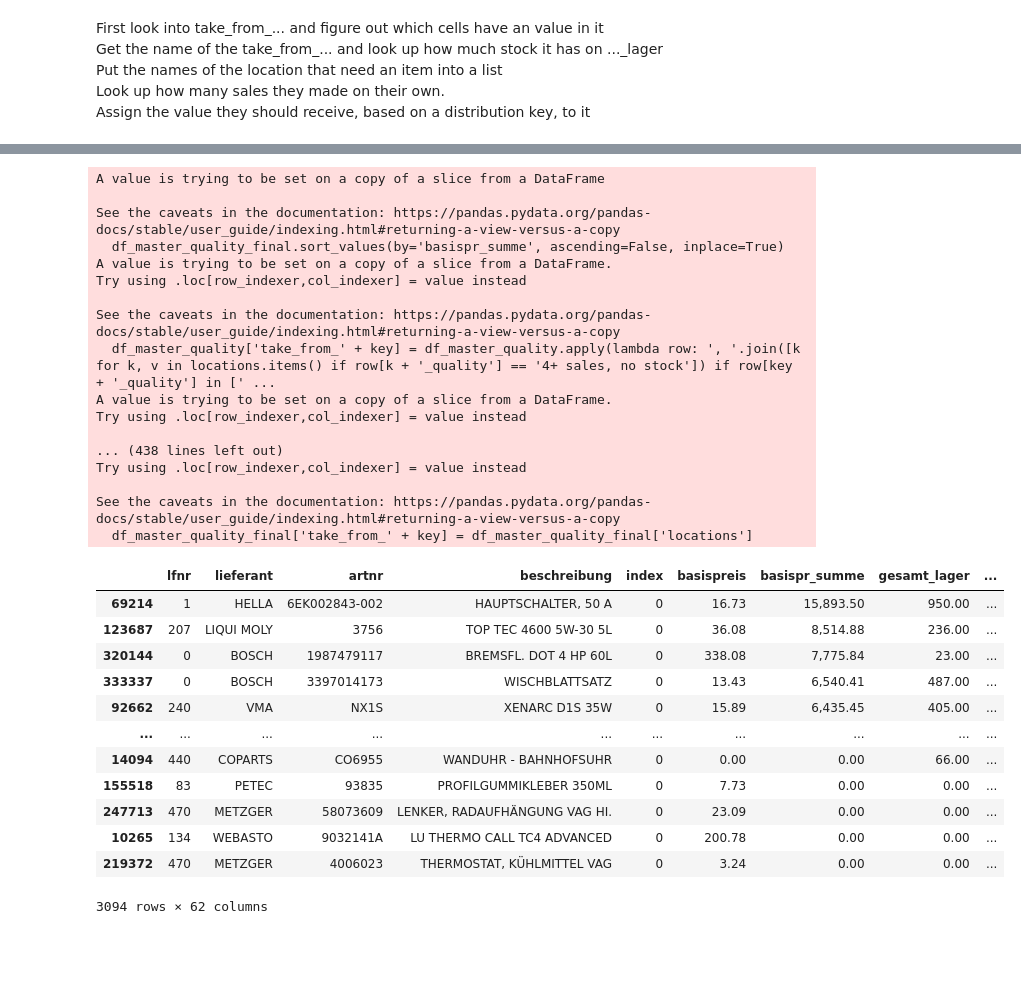
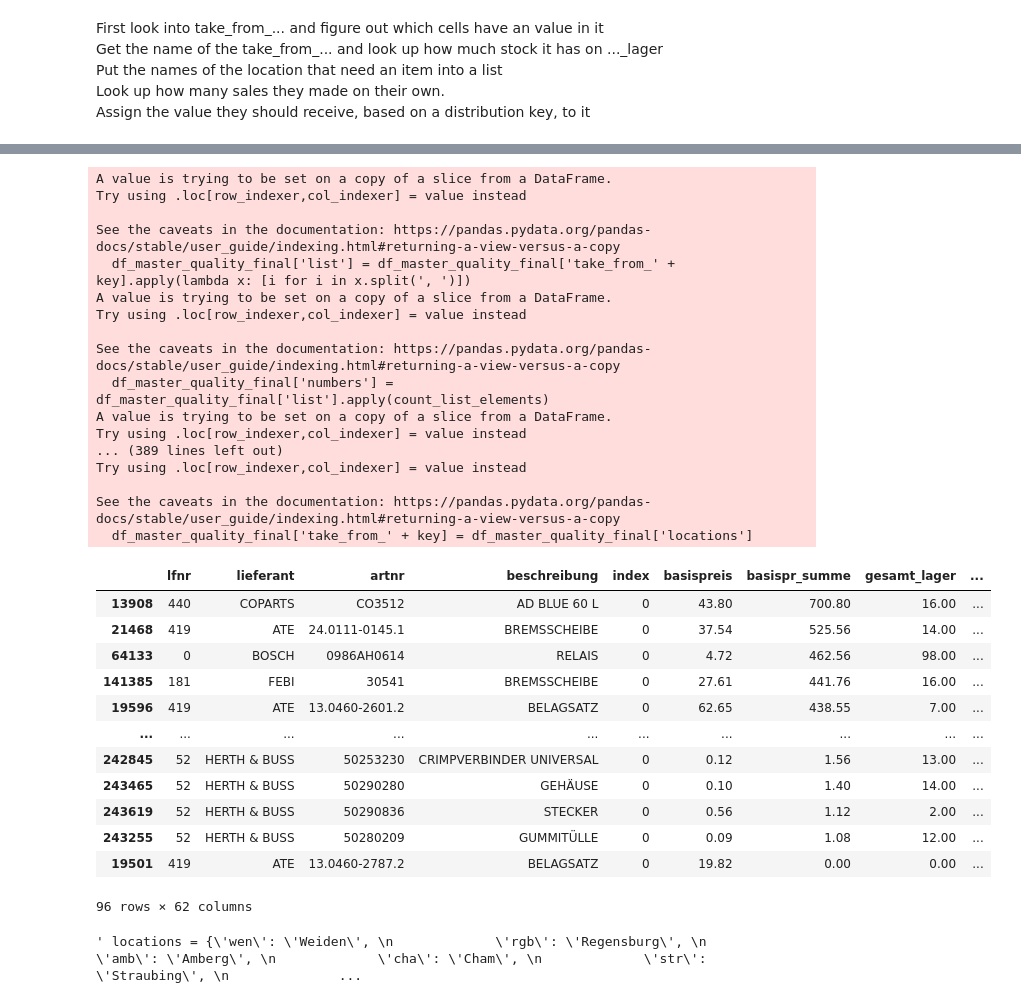
Before and after one commit to capstone-kueblbeck/capstone-kueblbeck, a Jupyter notebook: coding/max_pn.ipynb, the cells around one changed output, grey strips where cells are left out. Drawn from its saved outputs; the diff is of its cells as text; code cells hidden in the pictures; blank space fills up the shorter version.

```diff
--- a/coding/max_pn.ipynb
+++ b/coding/max_pn.ipynb
@@ -750,21 +798,4 @@ Assign the value they should receive, based on a distribution key, to it <br></b
 # %%
-locations = {'wen': 'Weiden',
-             'rgb': 'Regensburg',
-             'amb': 'Amberg',
-             'cha': 'Cham',
-             'str': 'Straubing',
-             'pas': 'Passau',
-             'lan': 'Landshut',
-             'müh': 'Mühldorf',
-             'ros': 'Rosenheim'}
-
-df_master_quality_final = df_master_quality[~(df_master_quality.filter(like='take_from_').isin(['-', ''])).all(axis=1)]
-df_master_quality_final.sort_values(by='basispr_summe', ascending=False, inplace=True)
-df_master_quality_final.reset_index()
-
-for key, value in locations.items():
-    df_master_quality['take_from_' + key] = df_master_quality.apply(lambda row: ', '.join([k for k, v in locations.items() if row[k + '_quality'] == '4+ sales, no stock']) if row[key + '_quality'] in ['1-3 sales, in stock', '0 sales, in stock'] else '-', axis=1)
-
 def count_list_elements(x):
     if x == ['-']:
         return 0
@@ -779,9 +810,6 @@ def assigning(row):
     d = row['best_sales']
     result = [f"{x} ({b + c:.0f})" if x == d else f"{x} ({b:.0f})" for x in a]
     return result
-
-def remainder(row):
-    a = row['list']
 
 def best_sale(row):
     a = row['list']
@@ -792,52 +820,52 @@ def best_sale(row):
         for i in row['list']:
             if row[i + '_vk'] == best_sales:
                 return i
 
 for key, value in locations.items():
     df_master_quality_final['list'] = df_master_quality_final['take_from_' + key].apply(lambda x: [i for i in x.split(', ')])
     df_master_quality_final.query('list != "-"')
     df_master_quality_final['numbers'] = df_master_quality_final['list'].apply(count_list_elements)
     df_master_quality_final['dividing'] = (df_master_quality_final[key +'_lager']/df_master_quality_final['numbers']).apply(np.floor)
     df_master_quality_final['remainder'] = (df_master_quality_final[key + '_lager']%df_master_quality_final['numbers'])
     df_master_quality_final['best_sales'] = df_master_quality_final.apply(best_sale, axis=1)
     df_master_quality_final['locations'] = df_master_quality_final.apply(assigning, axis=1)
     df_master_quality_final['locations'] = [','.join(map(str, l)) for l in df_master_quality_final['locations']]
     df_master_quality_final['locations'] = df_master_quality_final['locations'].replace(["- (nan)", "- (inf)", "- (-inf)"], "-")
     df_master_quality_final['take_from_' + key] = df_master_quality_final['locations']
 
 
-df_master_quality_final.query('remainer > 0')
+df_master_quality_final.query('remainder > 0')
 # %% [output]
-A value is trying to be set on a copy of a slice from a DataFrame
-
-See the caveats in the documentation: https://pandas.pydata.org/pandas-docs/stable/user_guide/indexing.html#returning-a-view-versus-a-copy
-  df_master_quality_final.sort_values(by='basispr_summe', ascending=False, inplace=True)
 A value is trying to be set on a copy of a slice from a DataFrame.
 Try using .loc[row_indexer,col_indexer] = value instead
 
 See the caveats in the documentation: https://pandas.pydata.org/pandas-docs/stable/user_guide/indexing.html#returning-a-view-versus-a-copy
-  df_master_quality['take_from_' + key] = df_master_quality.apply(lambda row: ', '.join([k for k, v in locations.items() if row[k + '_quality'] == '4+ sales, no stock']) if row[key + '_quality'] in [' ...
+  df_master_quality_final['list'] = df_master_quality_final['take_from_' + key].apply(lambda x: [i for i in x.split(', ')])
 A value is trying to be set on a copy of a slice from a DataFrame.
 Try using .loc[row_indexer,col_indexer] = value instead
 
-... (438 lines left out)
+See the caveats in the documentation: https://pandas.pydata.org/pandas-docs/stable/user_guide/indexing.html#returning-a-view-versus-a-copy
+  df_master_quality_final['numbers'] = df_master_quality_final['list'].apply(count_list_elements)
+A value is trying to be set on a copy of a slice from a DataFrame.
+Try using .loc[row_indexer,col_indexer] = value instead
+... (389 lines left out)
 Try using .loc[row_indexer,col_indexer] = value instead
 
 See the caveats in the documentation: https://pandas.pydata.org/pandas-docs/stable/user_guide/indexing.html#returning-a-view-versus-a-copy
   df_master_quality_final['take_from_' + key] = df_master_quality_final['locations']
 |  | lfnr | lieferant | artnr | beschreibung | index | basispreis | basispr_summe | gesamt_lager | ... |
-| 69214 | 1 | HELLA | 6EK002843-002 | HAUPTSCHALTER, 50 A | 0 | 16.73 | 15,893.50 | 950.00 | ... |
-| 123687 | 207 | LIQUI MOLY | 3756 | TOP TEC 4600 5W-30 5L | 0 | 36.08 | 8,514.88 | 236.00 | ... |
-| 320144 | 0 | BOSCH | 1987479117 | BREMSFL. DOT 4 HP 60L | 0 | 338.08 | 7,775.84 | 23.00 | ... |
-| 333337 | 0 | BOSCH | 3397014173 | WISCHBLATTSATZ | 0 | 13.43 | 6,540.41 | 487.00 | ... |
-| 92662 | 240 | VMA | NX1S | XENARC D1S 35W | 0 | 15.89 | 6,435.45 | 405.00 | ... |
+| 13908 | 440 | COPARTS | CO3512 | AD BLUE 60 L | 0 | 43.80 | 700.80 | 16.00 | ... |
+| 21468 | 419 | ATE | 24.0111-0145.1 | BREMSSCHEIBE | 0 | 37.54 | 525.56 | 14.00 | ... |
+| 64133 | 0 | BOSCH | 0986AH0614 | RELAIS | 0 | 4.72 | 462.56 | 98.00 | ... |
+| 141385 | 181 | FEBI | 30541 | BREMSSCHEIBE | 0 | 27.61 | 441.76 | 16.00 | ... |
+| 19596 | 419 | ATE | 13.0460-2601.2 | BELAGSATZ | 0 | 62.65 | 438.55 | 7.00 | ... |
 | ... | ... | ... | ... | ... | ... | ... | ... | ... | ... |
-| 14094 | 440 | COPARTS | CO6955 | WANDUHR - BAHNHOFSUHR | 0 | 0.00 | 0.00 | 66.00 | ... |
-| 155518 | 83 | PETEC | 93835 | PROFILGUMMIKLEBER 350ML | 0 | 7.73 | 0.00 | 0.00 | ... |
-| 247713 | 470 | METZGER | 58073609 | LENKER, RADAUFHÄNGUNG VAG HI. | 0 | 23.09 | 0.00 | 0.00 | ... |
-| 10265 | 134 | WEBASTO | 9032141A | LU THERMO CALL TC4 ADVANCED | 0 | 200.78 | 0.00 | 0.00 | ... |
-| 219372 | 470 | METZGER | 4006023 | THERMOSTAT, KÜHLMITTEL VAG | 0 | 3.24 | 0.00 | 0.00 | ... |
+| 242845 | 52 | HERTH & BUSS | 50253230 | CRIMPVERBINDER UNIVERSAL | 0 | 0.12 | 1.56 | 13.00 | ... |
+| 243465 | 52 | HERTH & BUSS | 50290280 | GEHÄUSE | 0 | 0.10 | 1.40 | 14.00 | ... |
+| 243619 | 52 | HERTH & BUSS | 50290836 | STECKER | 0 | 0.56 | 1.12 | 2.00 | ... |
+| 243255 | 52 | HERTH & BUSS | 50280209 | GUMMITÜLLE | 0 | 0.09 | 1.08 | 12.00 | ... |
+| 19501 | 419 | ATE | 13.0460-2787.2 | BELAGSATZ | 0 | 19.82 | 0.00 | 0.00 | ... |
-3094 rows × 62 columns
+96 rows × 62 columns
 # %%
 """ locations = {'wen': 'Weiden',
              'rgb': 'Regensburg',
@@ -894,6 +922,8 @@ for key, value in locations.items():
 
 
 df_master_quality_final.query('remainder > 1') """
+# %% [output]
+' locations = {\'wen\': \'Weiden\', \n             \'rgb\': \'Regensburg\', \n             \'amb\': \'Amberg\', \n             \'cha\': \'Cham\', \n             \'str\': \'Straubing\', \n              ...
 # %%
 """ #for key, value in location.items():
 #pd.set_option('display.max_rows', None)
```
Also changed, not shown: parts of 9 cells of this notebook.
